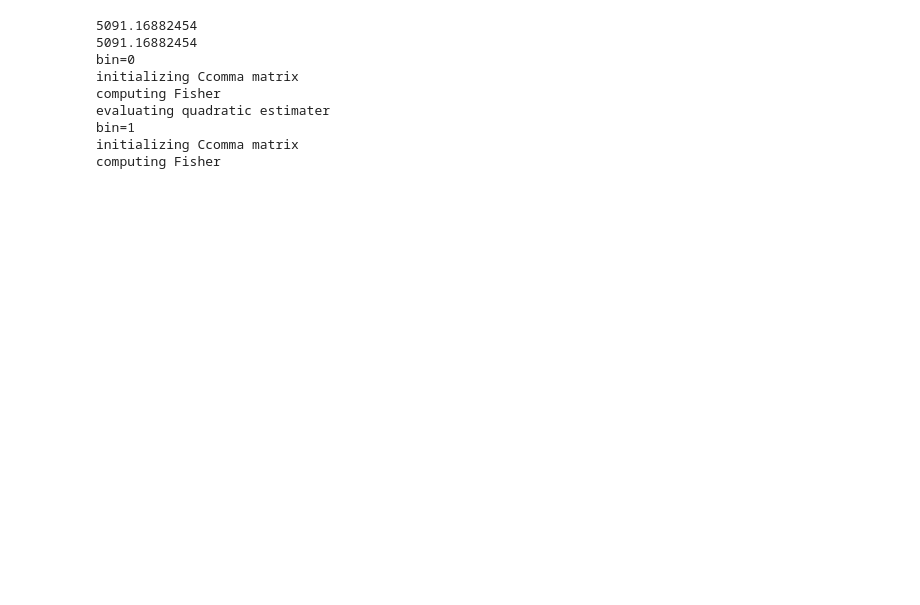
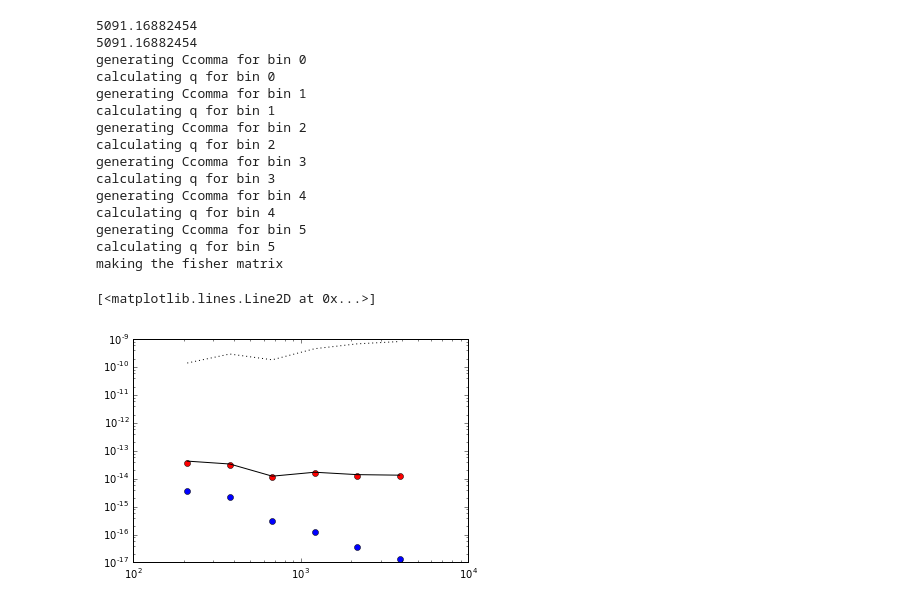
Before and after one commit to abrahamneben/21cmIRxcor, a Jupyter notebook: test_optimal_quadratic_power_spectrum_for_ir_image_with_masking.ipynb, the cells around one changed output. Cells and saved outputs as stored; diff of their text form; code cells hidden in the pictures; blank space fills up the shorter version.

```diff
--- a/test_optimal_quadratic_power_spectrum_for_ir_image_with_masking.ipynb
+++ b/test_optimal_quadratic_power_spectrum_for_ir_image_with_masking.ipynb
@@ -106,22 +127,33 @@ plt.colorbar()
 # %%
-lbins,pspec,bin_counts = img2PS(img,dtheta_rad,10,1,5000,uselogbins=True)
-lbins,pspec_m,bin_counts = img2PS(img*mask,dtheta_rad,10,1,5000,uselogbins=True)
+lmin,lmax = 150,5000
+nbins = 6
 
-lbins,pspec_o = img2optimalPS(img,dtheta_rad,5,1,5000,uselogbins=True)
-lbins,pspec_m_o = img2optimalPS(img*mask,dtheta_rad,5,1,5000,uselogbins=True)
+lbins,pspec,bin_counts = img2PS(img,dtheta_rad,nbins,lmin,lmax,uselogbins=True)
+lbins,pspec_m,bin_counts = img2PS(img*mask,dtheta_rad,nbins,lmin,lmax,uselogbins=True)
+
+lbins_opt,q,F = img2optimalPS(img*mask,dtheta_rad,nbins,lmin,lmax,uselogbins=True)
 # %% [output]
 5091.16882454
 5091.16882454
-bin=0
-initializing Ccomma matrix
-computing Fisher
-evaluating quadratic estimater
-bin=1
-initializing Ccomma matrix
-computing Fisher
+generating Ccomma for bin 0
+calculating q for bin 0
+generating Ccomma for bin 1
+calculating q for bin 1
+generating Ccomma for bin 2
+calculating q for bin 2
+generating Ccomma for bin 3
+calculating q for bin 3
+generating Ccomma for bin 4
+calculating q for bin 4
+generating Ccomma for bin 5
+calculating q for bin 5
+making the fisher matrix
 # %%
-plt.loglog(lbins,pspec,'b.-')
-plt.loglog(lbins,pspec_m,'r.-')
+plt.loglog(lbins,pspec,'bo')
+plt.loglog(lbins,pspec_m,'ro')
 
-plt.loglog(lbins,pspec_o,'b:')
-plt.loglog(lbins,pspec_m_o,'r:')
+plt.loglog(lbins_opt,np.real(inv(F)*q),'k-')
+plt.loglog(lbins_opt,np.real(sqrtm(inv(F))*q),'k:')
+# %% [output]
+[<matplotlib.lines.Line2D at 0x...>]
+[figure, added]
```
Also changed, not shown: parts of 4 cells of this notebook, 1 other file.
